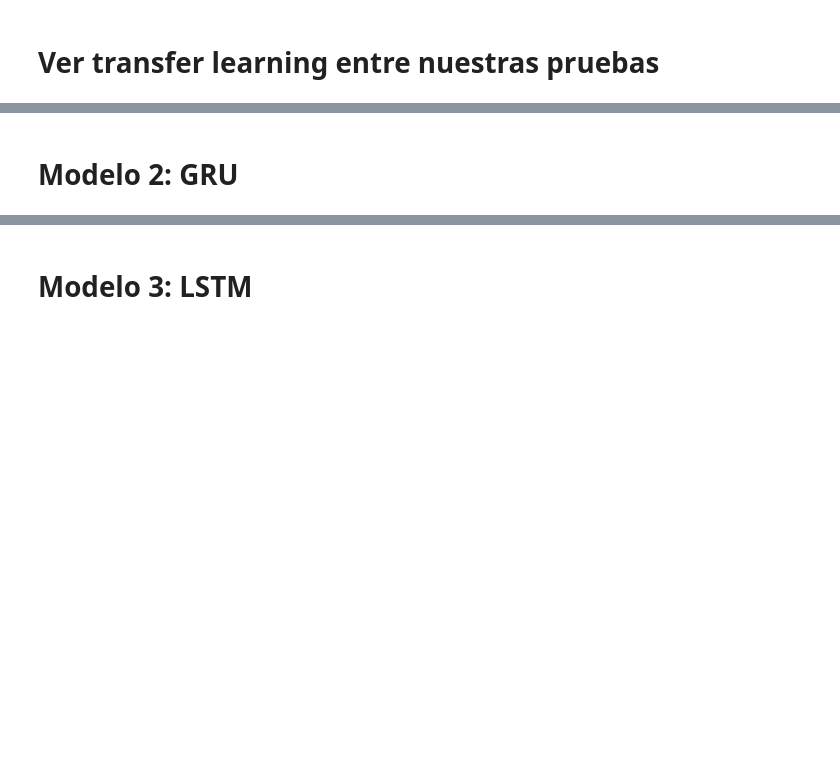
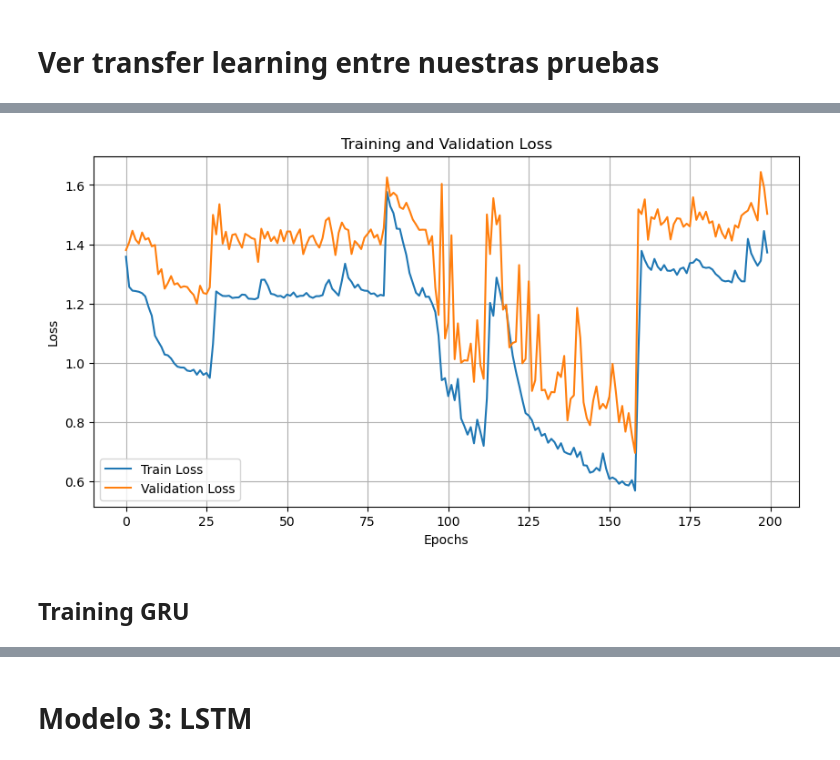
Before and after one commit to carbotton/tdl_tarea_2, a Jupyter notebook: Tarea_2-letra.ipynb, the cells around one changed output, grey strips where cells are left out. Cells and saved outputs as stored; diff of their text form; code cells hidden in the pictures; blank space fills up the shorter version.

```diff
--- a/Tarea_2-letra.ipynb
+++ b/Tarea_2-letra.ipynb
@@ -728,0 +704,4 @@ weighted avg       0.94      0.76      0.82     17511
+# %%
+epoch_train_errors, epoch_val_errors = run_rnn_model(use_zscore=True, use_augmentation=True, use_sampler=True, use_class_weights=False, early_stopping=False)
+plot_training(epoch_train_errors, epoch_val_errors)
+# %% [output]
@@ -729,2 +725,3 @@ weighted avg       0.94      0.76      0.82     17511
+[figure, added]
 # %% [markdown]
-# Modelo 2: GRU
+## Training GRU
```
Also changed, not shown: parts of 54 cells of this notebook, 1 other file.
